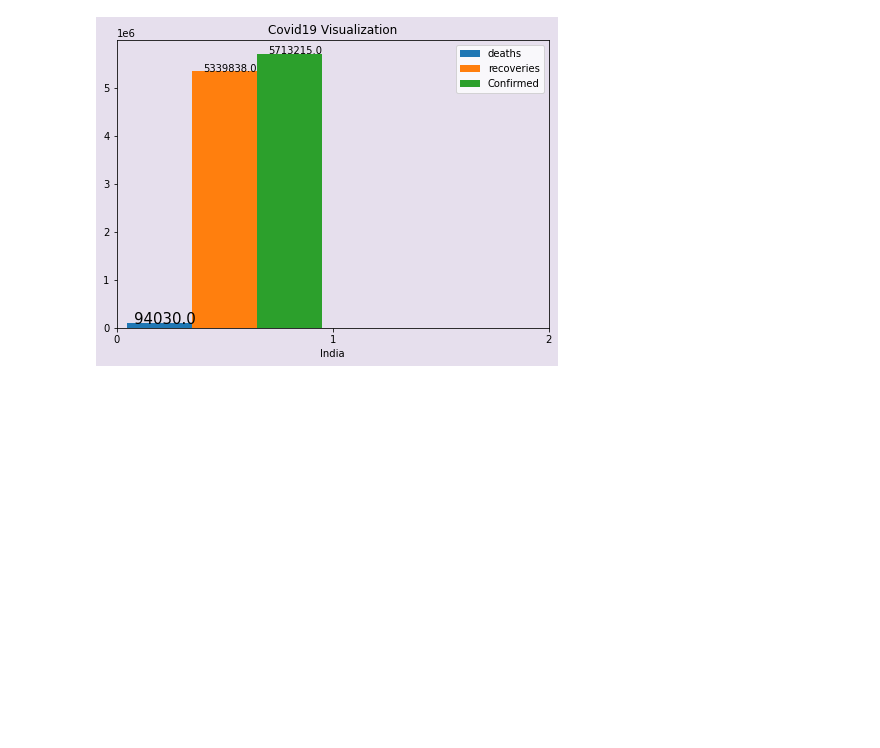
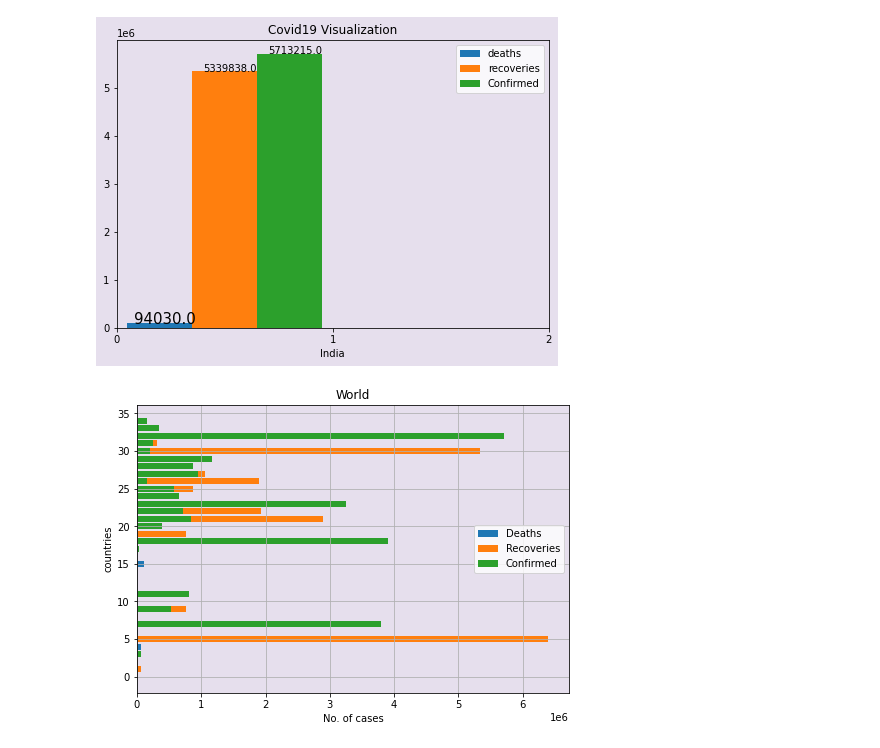
Before and after one commit to JS-junior/python-projects, a Jupyter notebook: Notebooks/covid.ipynb, the cells around one changed output. Saved outputs shown, nothing was run; the diff lists cells and outputs as text; code cells hidden in the pictures; blank space fills up the shorter version.

```diff
--- a/Notebooks/covid.ipynb
+++ b/Notebooks/covid.ipynb
@@ -45,3 +32,48 @@ axes.legend()
 fig.savefig('covid19_visualization.png')
 # %% [output]
 [figure]
+# %%
+data = pd.read_csv('covid_19_data.csv')
+df = pd.DataFrame(data)
+df.rename(columns={ "ObservationDate":"timestamp","Province/State": "State", "Country/Region": "Country"}, inplace=True )
+df.dropna(inplace=True)
+
+countries = df["Country"].unique()
+countries_len = np.arange(0,len(countries))
+
+deaths = []
+recoveries = []
+confirmed = []
+my_countries = []
+
+for country in range(0,len(countries)):
+
+    country_index = df[df["Country"] == countries[country]].index.values
+
+    death = df.loc[country_index, "Deaths"].values
+    recovery = df.loc[country_index, "Recovered"].values
+    confirm = df.loc[country_index, "Confirmed"].values
+    deaths.append(death.max())
+    recoveries.append(recovery.max())
+    confirmed.append(confirm.max())
+
+fdf = pd.DataFrame({
+    "Deaths": deaths,
+    "Recoveries": recoveries,
+    "Confirmed": confirmed
+    })
+
+fig = plt.figure()
+axes = fig.add_axes([0,0,1,1])
+axes.set_title("World")
+axes.set_ylabel("countries")
+axes.set_xlabel("No. of cases")
+axes.set_facecolor("#e6dfed")
+axes.barh(countries_len, fdf["Deaths"], label="Deaths")
+axes.barh(countries_len + 1, fdf["Recoveries"], label="Recoveries")
+axes.barh(countries_len + 3, fdf["Confirmed"], label="Confirmed")
+axes.legend()
+axes.grid()
+fig.savefig('world_visualization.png')
+# %% [output]
+[figure, added]
```
Also changed, not shown: parts of 2 cells of this notebook, 2 other files.
